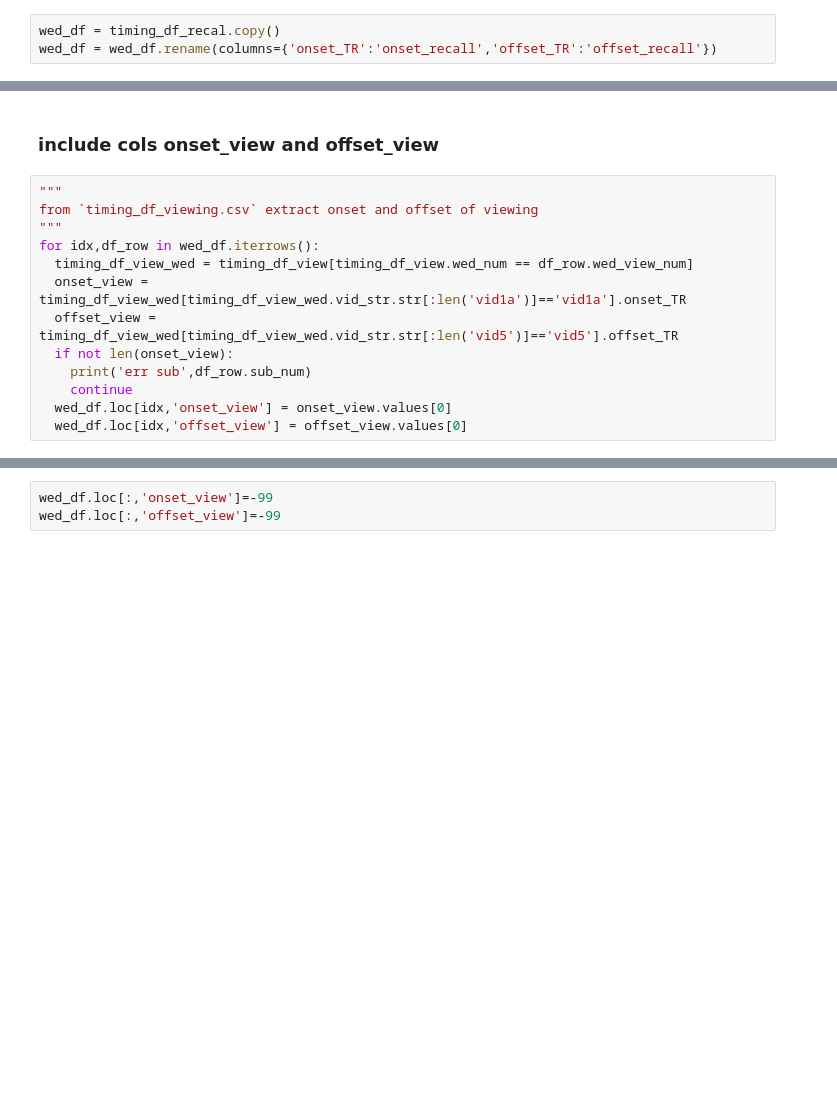
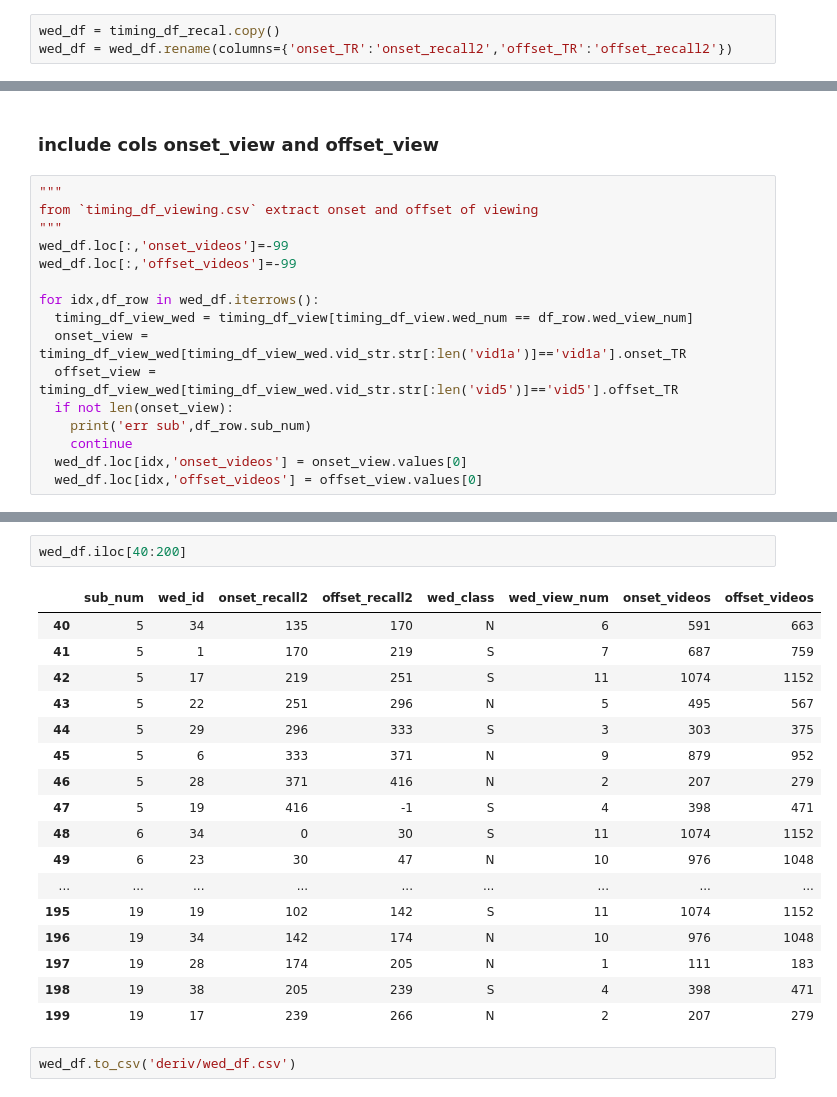
Before and after one commit to andrebeu/cswfmri, a Jupyter notebook: generate_wed_df.ipynb, the cells around one changed output, grey strips where cells are left out. Drawn from its saved outputs; the diff is of its cells as text; blank space fills up the shorter version.

Commit message:
wed_df complete; notebook with train_viewing_test_recall classification ready

```diff
--- a/generate_wed_df.ipynb
+++ b/generate_wed_df.ipynb
@@ -57,7 +57,7 @@ print('\n',wedclass_df.head())
 ### init wed_df from timing_recall_df
 # %%
 wed_df = timing_df_recal.copy()
-wed_df = wed_df.rename(columns={'onset_TR':'onset_recall','offset_TR':'offset_recall'})
+wed_df = wed_df.rename(columns={'onset_TR':'onset_recall2','offset_TR':'offset_recall2'})
 # %% [markdown]
 ### include col wed_view_num
 # %%
@@ -100,6 +100,9 @@ err sub 39
 """
 from `timing_df_viewing.csv` extract onset and offset of viewing
 """
+wed_df.loc[:,'onset_videos']=-99
+wed_df.loc[:,'offset_videos']=-99
+
 for idx,df_row in wed_df.iterrows():
   timing_df_view_wed = timing_df_view[timing_df_view.wed_num == df_row.wed_view_num]
   onset_view = timing_df_view_wed[timing_df_view_wed.vid_str.str[:len('vid1a')]=='vid1a'].onset_TR
@@ -107,8 +110,8 @@ for idx,df_row in wed_df.iterrows():
   if not len(onset_view):
     print('err sub',df_row.sub_num)
     continue
-  wed_df.loc[idx,'onset_view'] = onset_view.values[0]
-  wed_df.loc[idx,'offset_view'] = offset_view.values[0]
+  wed_df.loc[idx,'onset_videos'] = onset_view.values[0]
+  wed_df.loc[idx,'offset_videos'] = offset_view.values[0]
 # %% [output]
 err sub 2
 err sub 2
@@ -143,3 +133,22 @@ err sub 39
-# %%
-wed_df.loc[:,'onset_view']=-99
-wed_df.loc[:,'offset_view']=-99
+# %%
+wed_df.iloc[40:200]
+# %% [output]
+|  | sub_num | wed_id | onset_recall2 | offset_recall2 | wed_class | wed_view_num | onset_videos | offset_videos |
+| 40 | 5 | 34 | 135 | 170 | N | 6 | 591 | 663 |
+| 41 | 5 | 1 | 170 | 219 | S | 7 | 687 | 759 |
+| 42 | 5 | 17 | 219 | 251 | S | 11 | 1074 | 1152 |
+| 43 | 5 | 22 | 251 | 296 | N | 5 | 495 | 567 |
+| 44 | 5 | 29 | 296 | 333 | S | 3 | 303 | 375 |
+| 45 | 5 | 6 | 333 | 371 | N | 9 | 879 | 952 |
+| 46 | 5 | 28 | 371 | 416 | N | 2 | 207 | 279 |
+| 47 | 5 | 19 | 416 | -1 | S | 4 | 398 | 471 |
+| 48 | 6 | 34 | 0 | 30 | S | 11 | 1074 | 1152 |
+| 49 | 6 | 23 | 30 | 47 | N | 10 | 976 | 1048 |
+| ... | ... | ... | ... | ... | ... | ... | ... | ... |
+| 195 | 19 | 19 | 102 | 142 | S | 11 | 1074 | 1152 |
+| 196 | 19 | 34 | 142 | 174 | N | 10 | 976 | 1048 |
+| 197 | 19 | 28 | 174 | 205 | N | 1 | 111 | 183 |
+| 198 | 19 | 38 | 205 | 239 | S | 4 | 398 | 471 |
+| 199 | 19 | 17 | 239 | 266 | N | 2 | 207 | 279 |
+# %%
+wed_df.to_csv('deriv/wed_df.csv')
```
Also changed, not shown: parts of 2 cells of this notebook, 7 other files.
